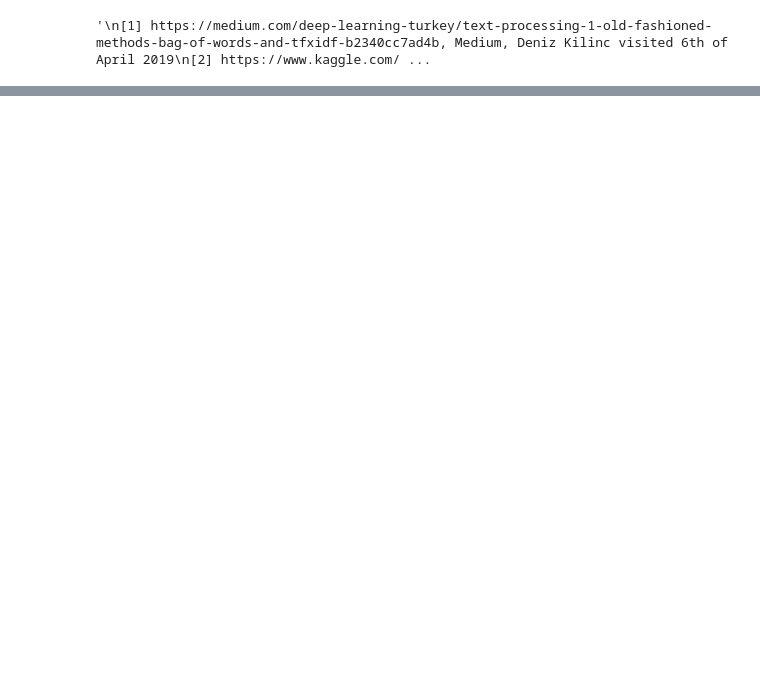
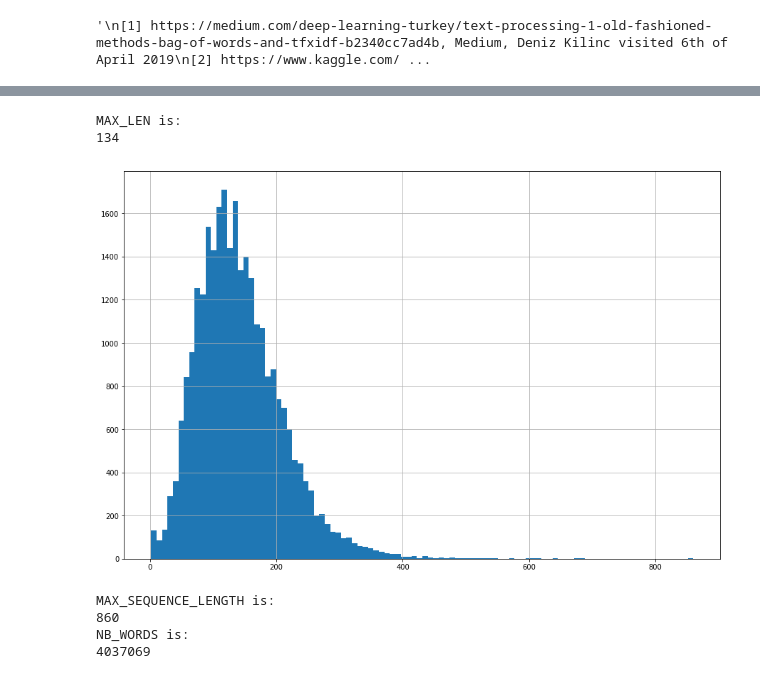
Before and after one commit to dimitri12/masterthesis, a Jupyter notebook: exjobb_final2.ipynb, the cells around one changed output, grey strips where cells are left out. Saved outputs shown, nothing was run; the diff lists cells and outputs as text; code cells hidden in the pictures; blank space fills up the shorter version.

```diff
--- a/exjobb_final2.ipynb
+++ b/exjobb_final2.ipynb
@@ -2123,9 +1949,18 @@ Name: hosp_admit, Length: 19846, dtype: int64, array([1, 0, 0, ..., 1, 0, 1], dt
 # %%
 '''
 ANN1 = 'lstm'
 ANN2 = 'gru'
 #run.eda2(df)
-test = run.word_embeddings(input_data, output_data,ANN1,2,1)
-test1 = run.word_embeddings(input_data, output_data,ANN2,2,1)
-run.we_evaluation(test[0],test[1],test1[0],test1[1],ANN1,ANN2,test[2],test1[2])
+test = word_embeddings(input_data, output_data,ANN1,2,1)
+test1 = word_embeddings(input_data, output_data,ANN2,2,1)
+we_evaluation(test[0],test[1],test1[0],test1[1],ANN1,ANN2,test[2],test1[2])
 '''
+eda2(df)
+# %% [output]
+MAX_LEN is:
+134
+[figure, added]
+MAX_SEQUENCE_LENGTH is:
+860
+NB_WORDS is:
+4037069
```
Also changed, not shown: parts of 7 cells of this notebook.
